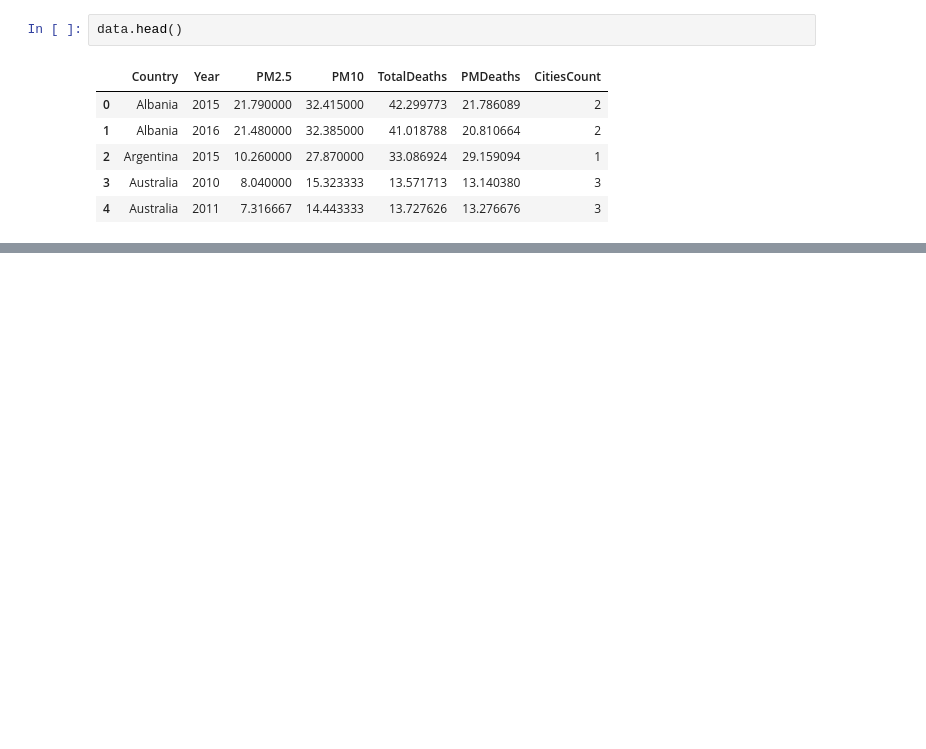
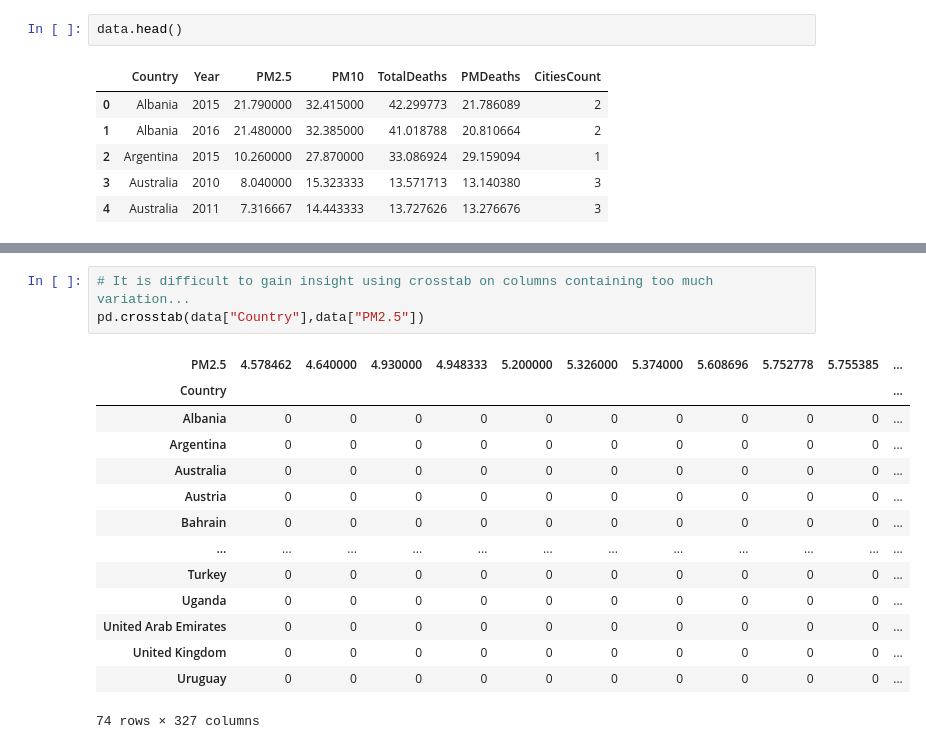
Before and after one commit to ashleyncasanova/air-quality-project, a Jupyter notebook: pollution-and-mortality.ipynb, the cells around one changed output, grey strips where cells are left out. Drawn from its saved outputs; the diff is of its cells as text; blank space fills up the shorter version.

```diff
--- a/pollution-and-mortality.ipynb
+++ b/pollution-and-mortality.ipynb
@@ -129,0 +176,18 @@ pd.crosstab(data["Country"],data["Year"])
+# %%
+# It is difficult to gain insight using crosstab on columns containing too much variation...
+pd.crosstab(data["Country"],data["PM2.5"])
+# %% [output]
+| PM2.5 | 4.578462 | 4.640000 | 4.930000 | 4.948333 | 5.200000 | 5.326000 | 5.374000 | 5.608696 | 5.752778 | 5.755385 | ... |
+| Country |  |  |  |  |  |  |  |  |  |  | ... |
+| Albania | 0 | 0 | 0 | 0 | 0 | 0 | 0 | 0 | 0 | 0 | ... |
+| Argentina | 0 | 0 | 0 | 0 | 0 | 0 | 0 | 0 | 0 | 0 | ... |
+| Australia | 0 | 0 | 0 | 0 | 0 | 0 | 0 | 0 | 0 | 0 | ... |
+| Austria | 0 | 0 | 0 | 0 | 0 | 0 | 0 | 0 | 0 | 0 | ... |
+| Bahrain | 0 | 0 | 0 | 0 | 0 | 0 | 0 | 0 | 0 | 0 | ... |
+| ... | ... | ... | ... | ... | ... | ... | ... | ... | ... | ... | ... |
+| Turkey | 0 | 0 | 0 | 0 | 0 | 0 | 0 | 0 | 0 | 0 | ... |
+| Uganda | 0 | 0 | 0 | 0 | 0 | 0 | 0 | 0 | 0 | 0 | ... |
+| United Arab Emirates | 0 | 0 | 0 | 0 | 0 | 0 | 0 | 0 | 0 | 0 | ... |
+| United Kingdom | 0 | 0 | 0 | 0 | 0 | 0 | 0 | 0 | 0 | 0 | ... |
+| Uruguay | 0 | 0 | 0 | 0 | 0 | 0 | 0 | 0 | 0 | 0 | ... |
+74 rows × 327 columns
```
Also changed, not shown: parts of 19 cells of this notebook, 3 other files.
